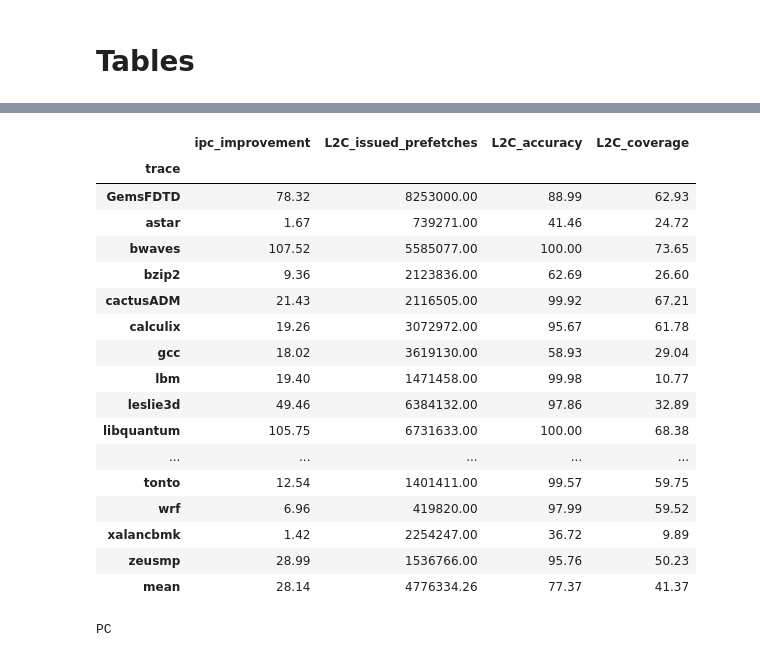
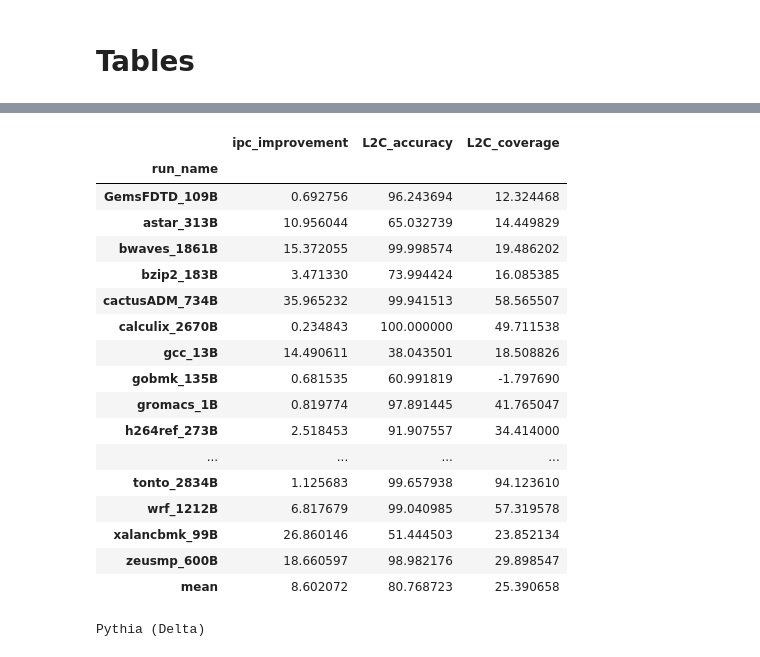
Before and after one commit to cmolder/pythia-analysis, a Jupyter notebook: pythia-features.ipynb, the cells around one changed output, grey strips where cells are left out. Cells and saved outputs as stored; diff of their text form; code cells hidden in the pictures.

```diff
--- a/pythia-features.ipynb
+++ b/pythia-features.ipynb
@@ -47,4 +10,0 @@ Fix prefetch degree to 1 for everything (except Bingo), and compare to Bingo, SP
-# %%
-pythia_deg1_df = tables.load_stats_csv_pythia(pythia_deg1_path, [{'PC_Delta'}, {'Delta_Path'}, {'PC_Delta', 'Delta_Path'}])
-pythia_random_df = tables.load_stats_csv_pythia(pythia_random_path, [{'PC_Delta'}, {'Delta_Path'}, {'PC_Delta', 'Delta_Path'}])
-baseline_df = tables.load_stats_csv(baseline_path, ['bingo', 'spp', 'bingo_spp', 'bo', 'bo_orig'])
@@ -54,3 +10,0 @@ Compare different Pythia features on different metrics. We see a greater differe
-# %%
-features_df = tables.load_stats_csv_pythia(pythia_deg1_path, features)
-plots.plot_everything(features_df, suites=suites, metrics=metrics)
@@ -198,0 +65,10 @@ libquantum
+# %%
+dfs = {
+    'baseline': tables.load_stats_csv(paths['baseline'], baselines, prefetchers_level='l2'),
+    'degree1': tables.load_stats_csv_pythia(paths['degree1'], single_features + multi_features),
+    'degree1_sum': tables.load_stats_csv_pythia(paths['degree1_sum'], multi_features),
+    'degree1_flat': tables.load_stats_csv_pythia(paths['degree1_flat'], multi_features),
+    'degree1_flat_sum': tables.load_stats_csv_pythia(paths['degree1_flat_sum'], multi_features),
+    'degree1_flat_sum_weighted': tables.load_stats_csv_pythia(paths['degree1_flat_sum_weighted'], multi_features),
+    'degree1_flat_sum_weighted_peraction': tables.load_stats_csv_pythia(paths['degree1_flat_sum_weighted_peraction'], multi_features),
+}
@@ -198,0 +84,22 @@ libquantum
+# %%
+max_pool_df = {
+    'Pythia (Offset)': dfs['degree1']['Offset'],
+    'Pythia (Delta)': dfs['degree1']['Delta'],
+    'Pythia (Address)': dfs['degree1']['Address'],
+    'Pythia (PC_Address)': dfs['degree1']['PC_Address'],
+    'Pythia (Page)': dfs['degree1']['Page'],
+    'Pythia (Delta_Path)': dfs['degree1']['Delta_Path'],
+    'Pythia (PC)': dfs['degree1']['PC'],
+    'Pythia (PC_Delta)': dfs['degree1']['PC_Delta'],
+    'Pythia (mix1) (max)': dfs['degree1']['Delta_Path, PC_Delta'],
+    'Pythia (mix2) (max)': dfs['degree1']['Delta_Path, PC_Delta, Page'],
+    'Pythia (mix3) (max)': dfs['degree1']['Delta_Path, Offset, PC_Delta, Page'],
+}
+legend_kwargs = {
+    'fontsize': 8,
+    'ncol': 5,
+    'loc': 'lower left',
+    'bbox_to_anchor': (0, 1),
+}
+plots.plot_everything(max_pool_df, suites=suites, metrics=metrics,
+                      legend_kwargs=legend_kwargs, dpi=dpi, figsize=(16,5))
@@ -203,3 +295,3 @@ libquantum
 # %%
-tables.table_everything(features_df, suites=suites, metrics=metrics)
+tables.table_everything(max_pool_df, suites=suites, metrics=metrics)
 # %% [output]
@@ -208,19 +300,19 @@ Delta_Path, PC_Delta
-|  | ipc_improvement | L2C_issued_prefetches | L2C_accuracy | L2C_coverage |
-| trace |  |  |  |  |
-| GemsFDTD | 78.32 | 8253000.00 | 88.99 | 62.93 |
-| astar | 1.67 | 739271.00 | 41.46 | 24.72 |
-| bwaves | 107.52 | 5585077.00 | 100.00 | 73.65 |
-| bzip2 | 9.36 | 2123836.00 | 62.69 | 26.60 |
-| cactusADM | 21.43 | 2116505.00 | 99.92 | 67.21 |
-| calculix | 19.26 | 3072972.00 | 95.67 | 61.78 |
-| gcc | 18.02 | 3619130.00 | 58.93 | 29.04 |
-| lbm | 19.40 | 1471458.00 | 99.98 | 10.77 |
-| leslie3d | 49.46 | 6384132.00 | 97.86 | 32.89 |
-| libquantum | 105.75 | 6731633.00 | 100.00 | 68.38 |
-| ... | ... | ... | ... | ... |
-| tonto | 12.54 | 1401411.00 | 99.57 | 59.75 |
-| wrf | 6.96 | 419820.00 | 97.99 | 59.52 |
-| xalancbmk | 1.42 | 2254247.00 | 36.72 | 9.89 |
-| zeusmp | 28.99 | 1536766.00 | 95.76 | 50.23 |
-| mean | 28.14 | 4776334.26 | 77.37 | 41.37 |
+|  | ipc_improvement | L2C_accuracy | L2C_coverage |
+| run_name |  |  |  |
+| GemsFDTD_109B | 0.692756 | 96.243694 | 12.324468 |
+| astar_313B | 10.956044 | 65.032739 | 14.449829 |
+| bwaves_1861B | 15.372055 | 99.998574 | 19.486202 |
+| bzip2_183B | 3.471330 | 73.994424 | 16.085385 |
+| cactusADM_734B | 35.965232 | 99.941513 | 58.565507 |
+| calculix_2670B | 0.234843 | 100.000000 | 49.711538 |
+| gcc_13B | 14.490611 | 38.043501 | 18.508826 |
+| gobmk_135B | 0.681535 | 60.991819 | -1.797690 |
+| gromacs_1B | 0.819774 | 97.891445 | 41.765047 |
+| h264ref_273B | 2.518453 | 91.907557 | 34.414000 |
+| ... | ... | ... | ... |
+| tonto_2834B | 1.125683 | 99.657938 | 94.123610 |
+| wrf_1212B | 6.817679 | 99.040985 | 57.319578 |
+| xalancbmk_99B | 26.860146 | 51.444503 | 23.852134 |
+| zeusmp_600B | 18.660597 | 98.982176 | 29.898547 |
+| mean | 8.602072 | 80.768723 | 25.390658 |
-PC
+Pythia (Delta)
```
Also changed, not shown: parts of 52 cells of this notebook, 4 other files.
